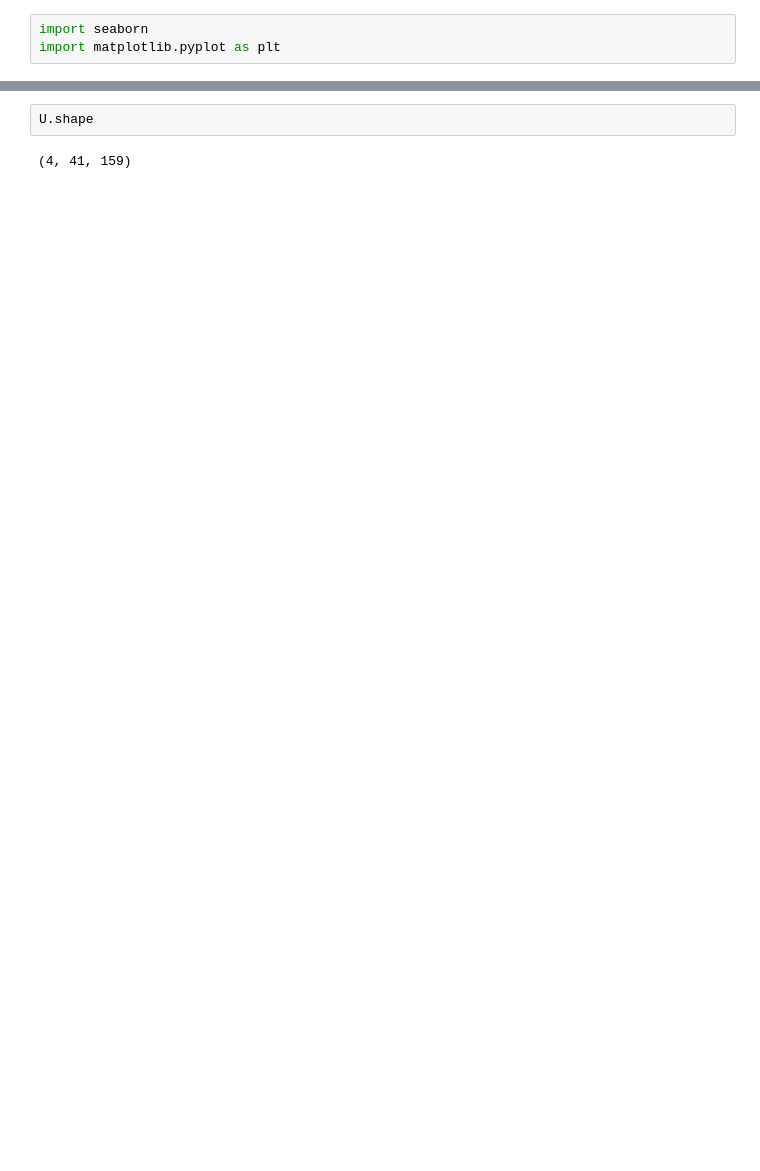
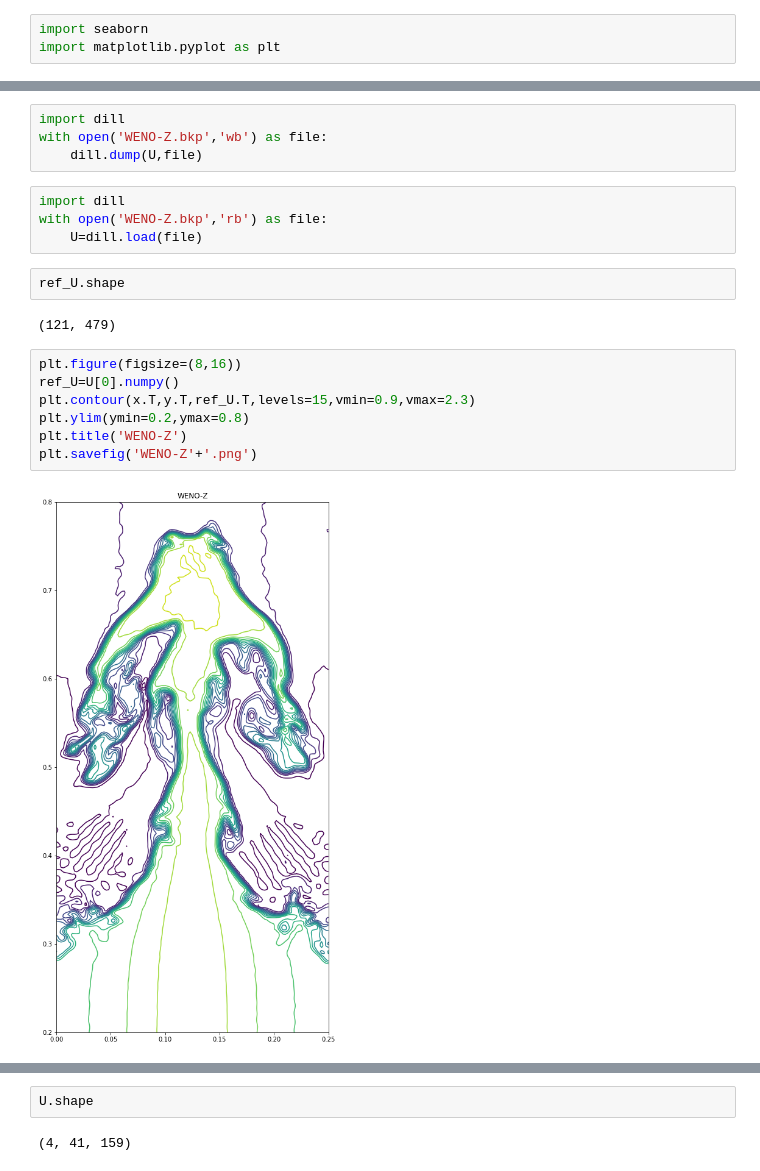
Before and after one commit to silvaneojunior/Top_mat_A, a Jupyter notebook: WENO-DS/Euler 2D.ipynb, the cells around one changed output, grey strips where cells are left out. Cells and saved outputs as stored; diff of their text form; blank space fills up the shorter version.

```diff
--- a/WENO-DS/Euler 2D.ipynb
+++ b/WENO-DS/Euler 2D.ipynb
@@ -106,0 +193,21 @@ from IPython.display import clear_output
+# %%
+import dill
+with open('WENO-Z.bkp','wb') as file:
+    dill.dump(U,file)
+# %%
+import dill
+with open('WENO-Z.bkp','rb') as file:
+    U=dill.load(file)
+# %%
+ref_U.shape
+# %% [output]
+(121, 479)
+# %%
+plt.figure(figsize=(8,16))
+ref_U=U[0].numpy()
+plt.contour(x.T,y.T,ref_U.T,levels=15,vmin=0.9,vmax=2.3)
+plt.ylim(ymin=0.2,ymax=0.8)
+plt.title('WENO-Z')
+plt.savefig('WENO-Z'+'.png')
+# %% [output]
+[figure, added]
```
Also changed, not shown: parts of 14 cells of this notebook, 12 other files.
